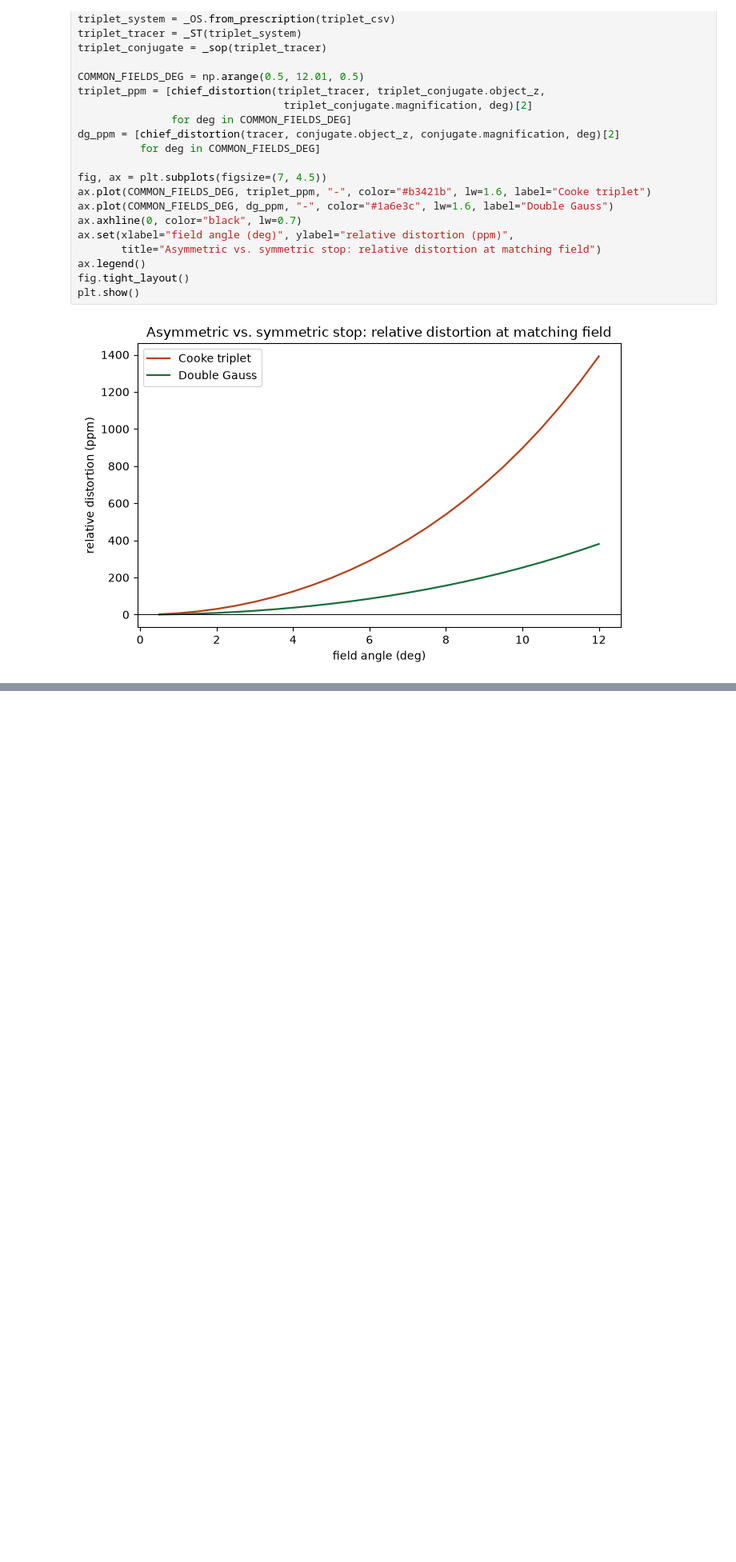
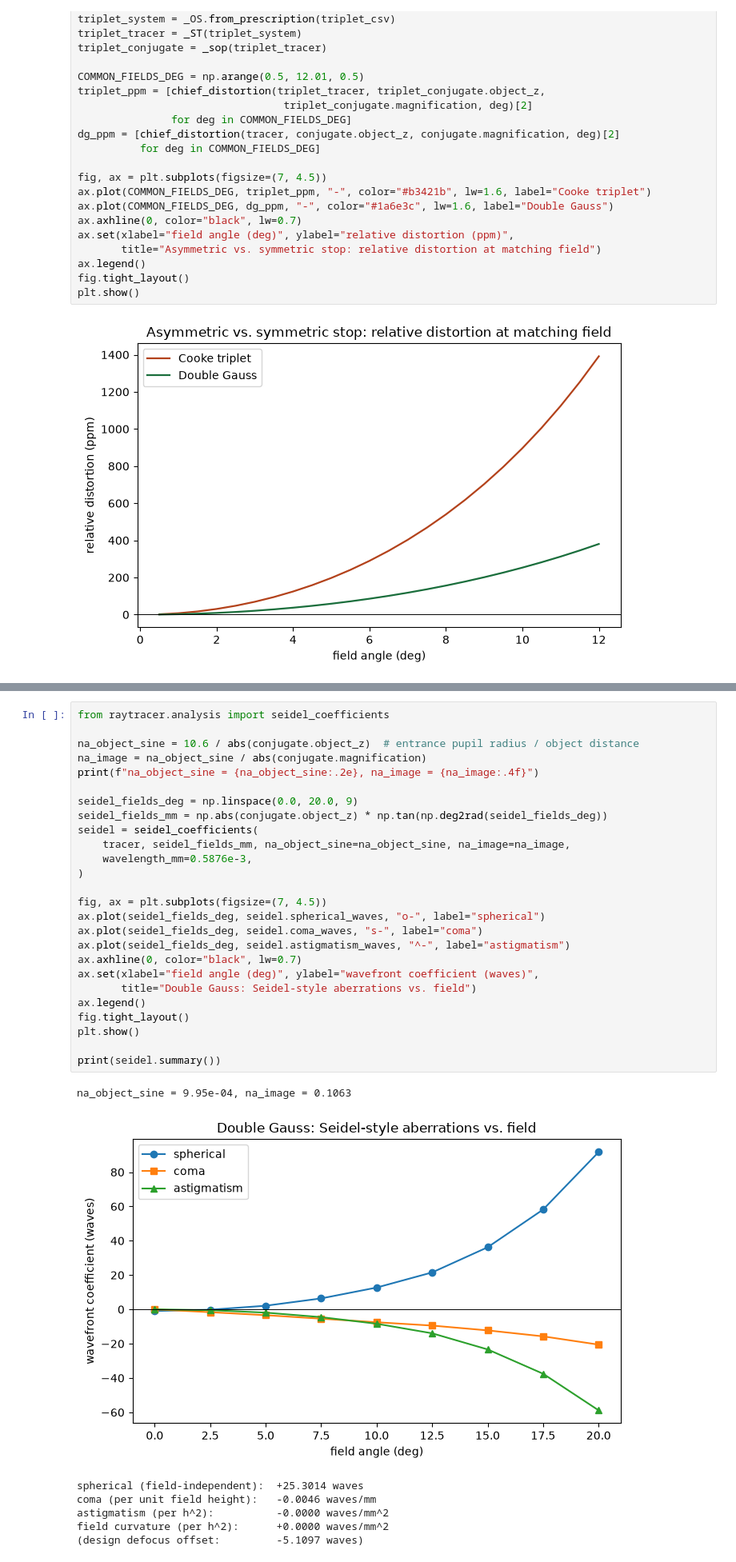
Before and after one commit to blancusjh/geometrical-raytracer, a Jupyter notebook: examples/notebooks/double_gauss.ipynb, the cells around one changed output, grey strips where cells are left out. Shown at 80% size. Saved outputs shown, nothing was run; the diff lists cells and outputs as text; blank space fills up the shorter version.

```diff
--- a/examples/notebooks/double_gauss.ipynb
+++ b/examples/notebooks/double_gauss.ipynb
@@ -154,0 +161,34 @@ plt.show()
+# %%
+from raytracer.analysis import seidel_coefficients
+
+na_object_sine = 10.6 / abs(conjugate.object_z)  # entrance pupil radius / object distance
+na_image = na_object_sine / abs(conjugate.magnification)
+print(f"na_object_sine = {na_object_sine:.2e}, na_image = {na_image:.4f}")
+
+seidel_fields_deg = np.linspace(0.0, 20.0, 9)
+seidel_fields_mm = np.abs(conjugate.object_z) * np.tan(np.deg2rad(seidel_fields_deg))
+seidel = seidel_coefficients(
+    tracer, seidel_fields_mm, na_object_sine=na_object_sine, na_image=na_image,
+    wavelength_mm=0.5876e-3,
+)
+
+fig, ax = plt.subplots(figsize=(7, 4.5))
+ax.plot(seidel_fields_deg, seidel.spherical_waves, "o-", label="spherical")
+ax.plot(seidel_fields_deg, seidel.coma_waves, "s-", label="coma")
+ax.plot(seidel_fields_deg, seidel.astigmatism_waves, "^-", label="astigmatism")
+ax.axhline(0, color="black", lw=0.7)
+ax.set(xlabel="field angle (deg)", ylabel="wavefront coefficient (waves)",
+       title="Double Gauss: Seidel-style aberrations vs. field")
+ax.legend()
+fig.tight_layout()
+plt.show()
+
+print(seidel.summary())
+# %% [output]
+na_object_sine = 9.95e-04, na_image = 0.1063
+[figure, added]
+spherical (field-independent):  +25.3014 waves
+coma (per unit field height):   -0.0046 waves/mm
+astigmatism (per h^2):          -0.0000 waves/mm^2
+field curvature (per h^2):      +0.0000 waves/mm^2
+(design defocus offset:         -5.1097 waves)
```
Also changed, not shown: parts of 5 cells of this notebook, 22 other files.
